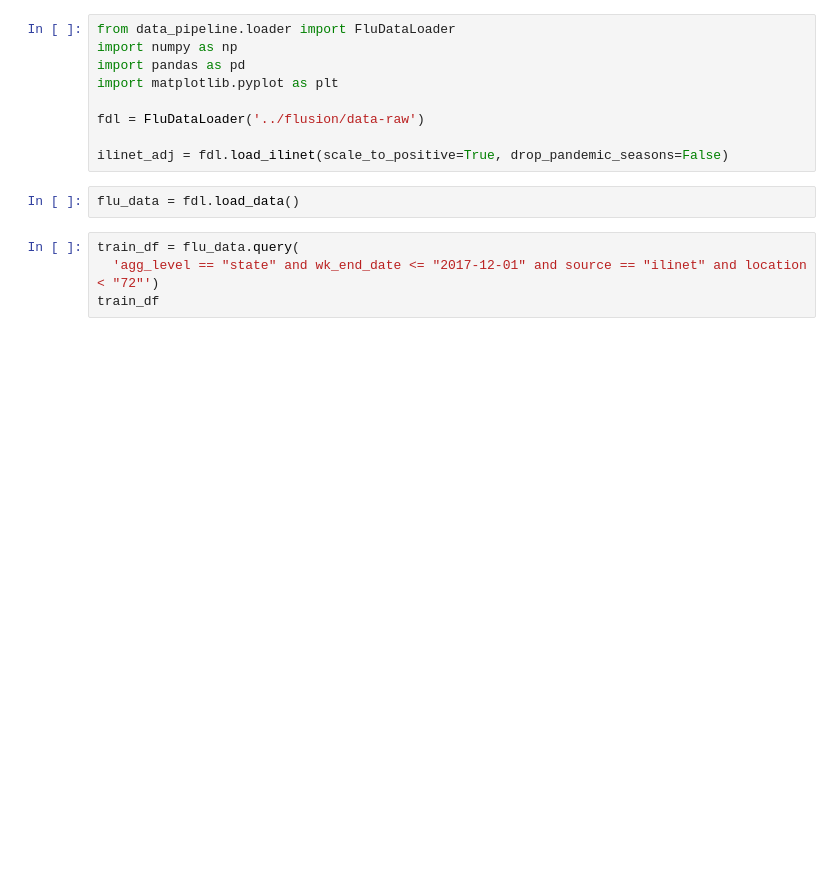
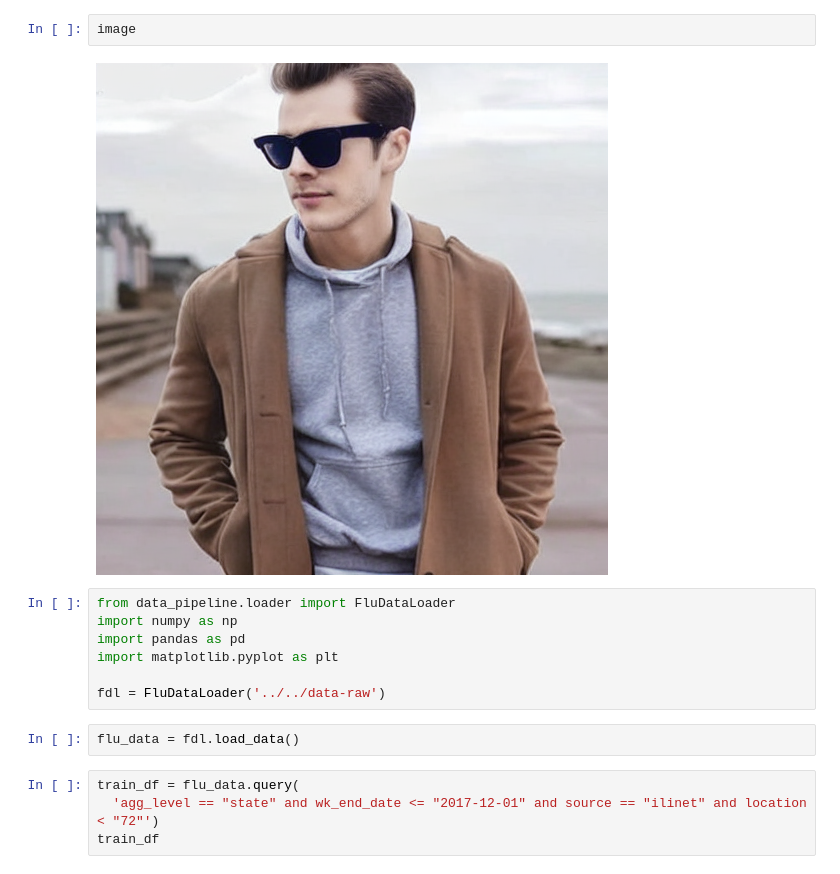
Before and after one commit to reichlab/flusion, a Jupyter notebook: code/outpaint/outpaint.ipynb, the cells around one changed output. Saved outputs shown, nothing was run; the diff lists cells and outputs as text; blank space fills up the shorter version.

```diff
--- a/code/outpaint/outpaint.ipynb
+++ b/code/outpaint/outpaint.ipynb
@@ -58,12 +62,14 @@ Error:
+# %%
+image
+# %% [output]
+[figure, added]
 # %%
 from data_pipeline.loader import FluDataLoader
 import numpy as np
 import pandas as pd
 import matplotlib.pyplot as plt
 
-fdl = FluDataLoader('../flusion/data-raw')
-
-ilinet_adj = fdl.load_ilinet(scale_to_positive=True, drop_pandemic_seasons=False)
+fdl = FluDataLoader('../../data-raw')
 # %%
 flu_data = fdl.load_data()
 # %%
```
Also changed, not shown: parts of 21 cells of this notebook, 1 other file.
